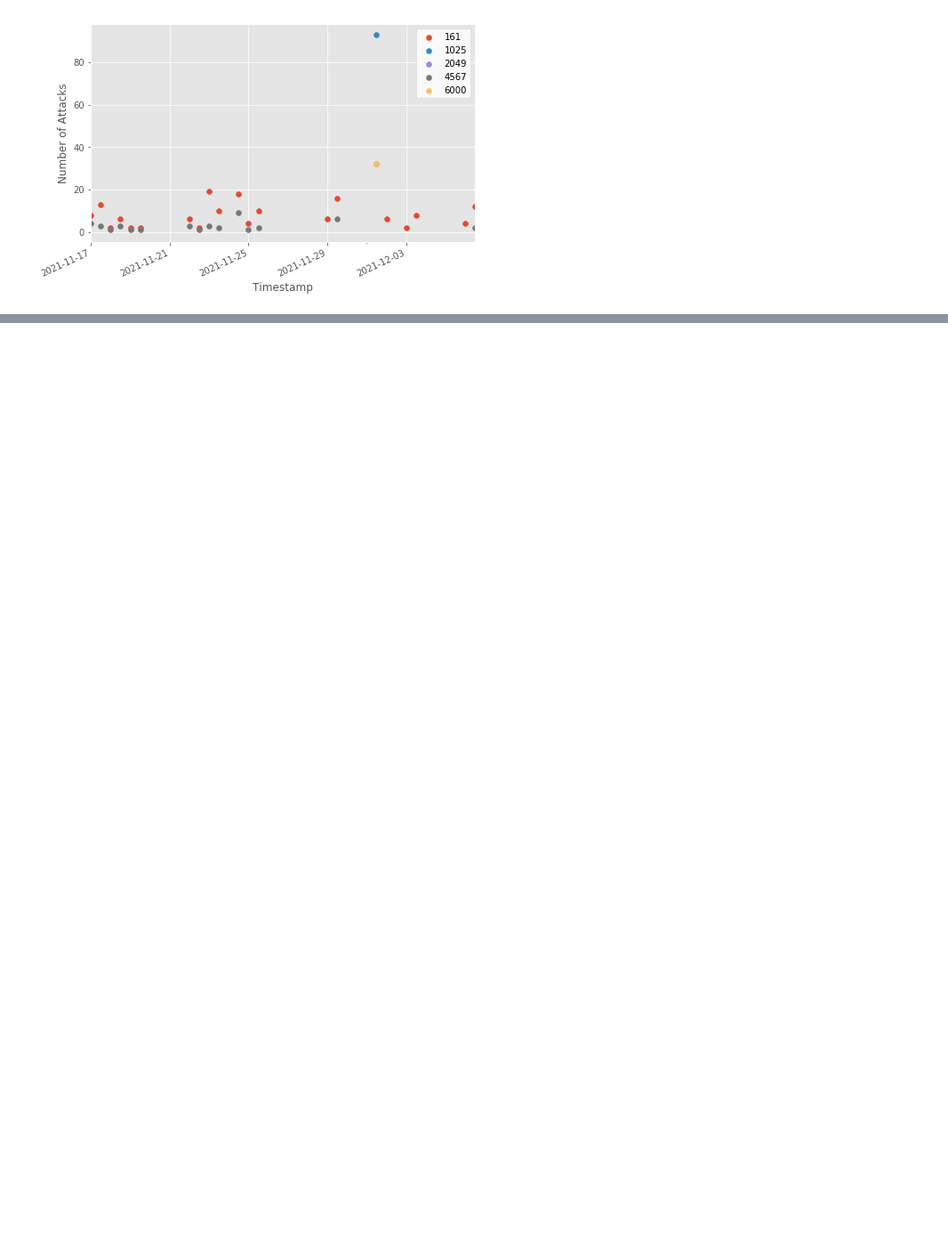
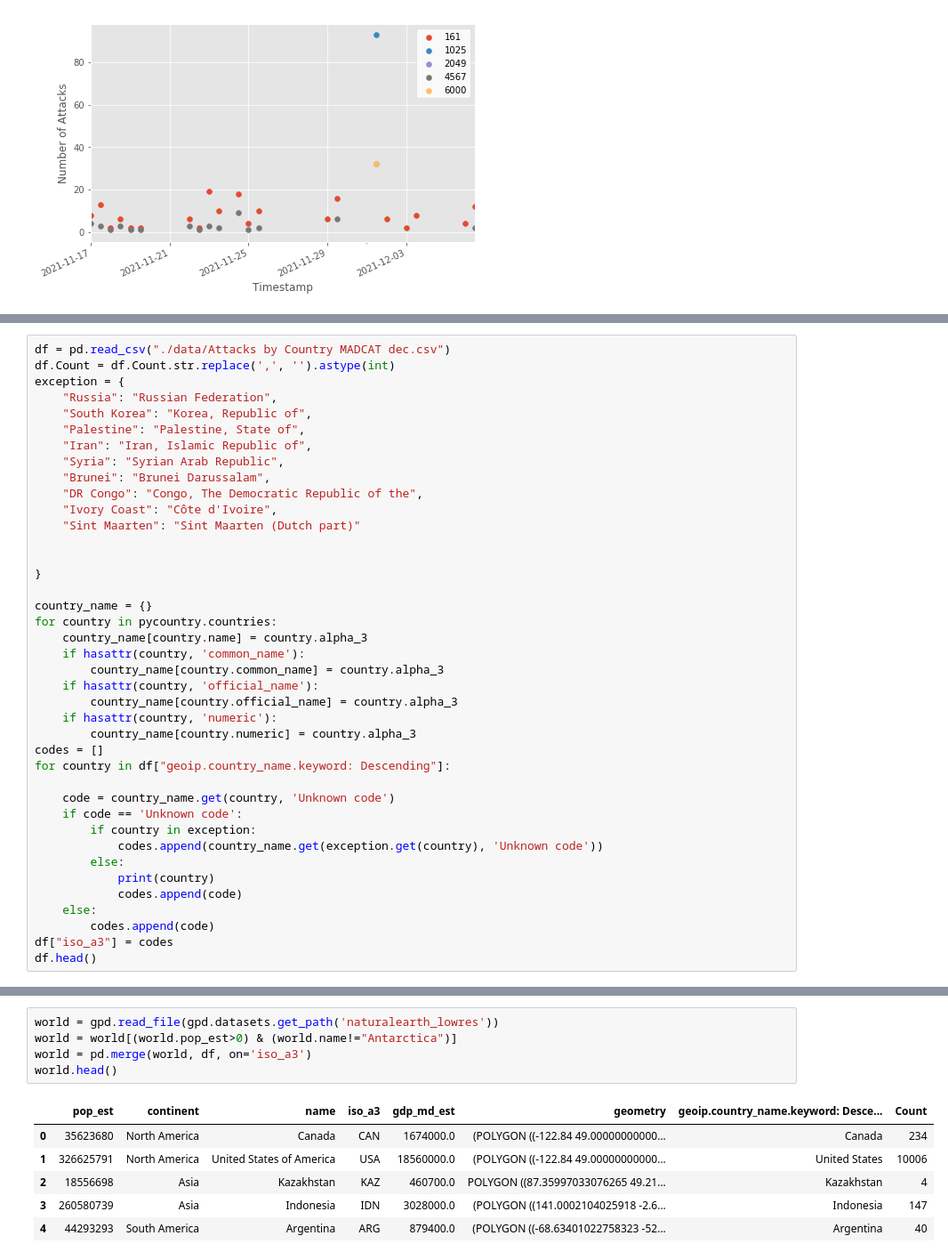
Before and after one commit to stefanDeveloper/master-thesis, a Jupyter notebook: plots/data-visualization-madcat.ipynb, the cells around one changed output, grey strips where cells are left out. Shown: that part at 89% size. Drawn from its saved outputs; the diff is of its cells as text; blank space fills up the shorter version.

```diff
--- a/plots/data-visualization-madcat.ipynb
+++ b/plots/data-visualization-madcat.ipynb
@@ -274,0 +275,40 @@ plt.show()
+# %%
+df = pd.read_csv("./data/Attacks by Country MADCAT dec.csv")
+df.Count = df.Count.str.replace(',', '').astype(int)
+exception = {
+    "Russia": "Russian Federation",
+    "South Korea": "Korea, Republic of",
+    "Palestine": "Palestine, State of",
+    "Iran": "Iran, Islamic Republic of",
+    "Syria": "Syrian Arab Republic",
+    "Brunei": "Brunei Darussalam",
+    "DR Congo": "Congo, The Democratic Republic of the",
+    "Ivory Coast": "Côte d'Ivoire",
+    "Sint Maarten": "Sint Maarten (Dutch part)"
+
+
+}
+
+country_name = {}
+for country in pycountry.countries:
+    country_name[country.name] = country.alpha_3
+    if hasattr(country, 'common_name'):
+        country_name[country.common_name] = country.alpha_3
+    if hasattr(country, 'official_name'):
+        country_name[country.official_name] = country.alpha_3
+    if hasattr(country, 'numeric'):
+        country_name[country.numeric] = country.alpha_3
+codes = []
+for country in df["geoip.country_name.keyword: Descending"]:
+
+    code = country_name.get(country, 'Unknown code')
+    if code == 'Unknown code':
+        if country in exception:
+            codes.append(country_name.get(exception.get(country), 'Unknown code'))
+        else:
+            print(country)
+            codes.append(code)
+    else:
+        codes.append(code)
+df["iso_a3"] = codes
+df.head()
@@ -274,0 +322,12 @@ plt.show()
+# %%
+world = gpd.read_file(gpd.datasets.get_path('naturalearth_lowres'))
+world = world[(world.pop_est>0) & (world.name!="Antarctica")]
+world = pd.merge(world, df, on='iso_a3')
+world.head()
+# %% [output]
+|  | pop_est | continent | name | iso_a3 | gdp_md_est | geometry | geoip.country_name.keyword: Desce... | Count |
+| 0 | 35623680 | North America | Canada | CAN | 1674000.0 | (POLYGON ((-122.84 49.00000000000... | Canada | 234 |
+| 1 | 326625791 | North America | United States of America | USA | 18560000.0 | (POLYGON ((-122.84 49.00000000000... | United States | 10006 |
+| 2 | 18556698 | Asia | Kazakhstan | KAZ | 460700.0 | POLYGON ((87.35997033076265 49.21... | Kazakhstan | 4 |
+| 3 | 260580739 | Asia | Indonesia | IDN | 3028000.0 | (POLYGON ((141.0002104025918 -2.6... | Indonesia | 147 |
+| 4 | 44293293 | South America | Argentina | ARG | 879400.0 | (POLYGON ((-68.63401022758323 -52... | Argentina | 40 |
```
Also changed, not shown: parts of 6 cells of this notebook, 12 other files.
